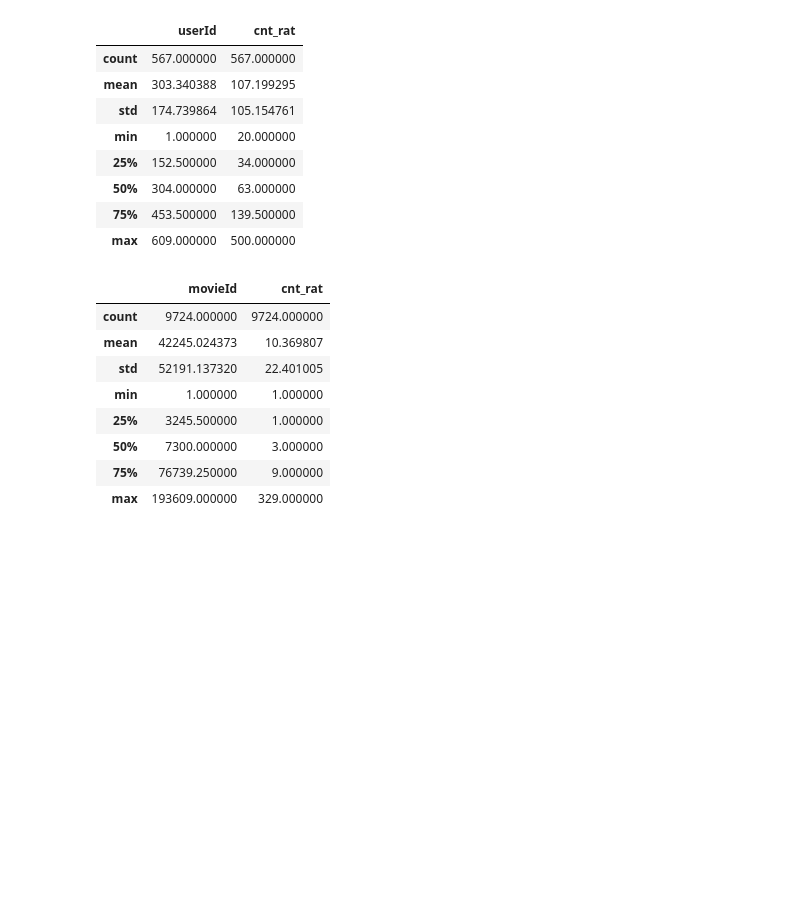
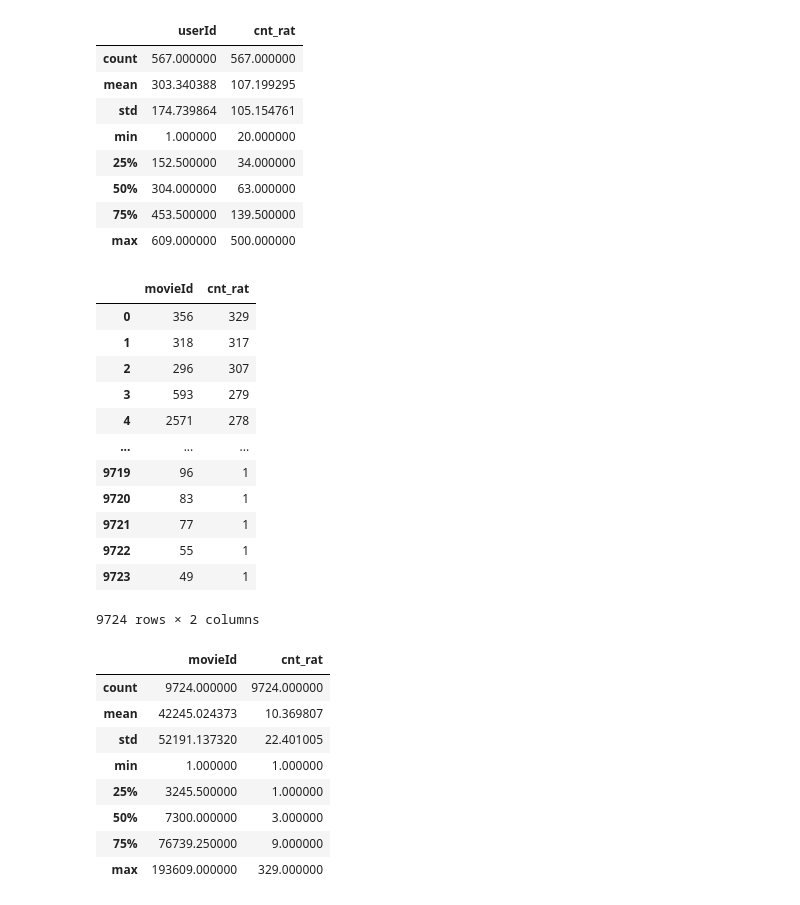
Before and after one commit to LauBetancourt31/Anal-tica-en-Marketing, a Jupyter notebook: Exploración.ipynb, the cells around one changed output. Cells and saved outputs as stored; diff of their text form; code cells hidden in the pictures; blank space fills up the shorter version.

```diff
--- a/Exploración.ipynb
+++ b/Exploración.ipynb
@@ -213,10 +213,25 @@ fig  = px.histogram(rating_users2, x= 'cnt_rat', title= 'Histograma frecuencia d
 fig.show()
 # %%
-### calificacion de cada pelicula
+# calificación de cada película
 rating_movie = pd.read_sql('''select movieId,
                                 count(*) as cnt_rat
                                 from ratings
                                 group by movieId
                                 order by cnt_rat desc
                                 ''',conn )
+rating_movie
+# %% [output]
+|  | movieId | cnt_rat |
+| 0 | 356 | 329 |
+| 1 | 318 | 317 |
+| 2 | 296 | 307 |
+| 3 | 593 | 279 |
+| 4 | 2571 | 278 |
+| ... | ... | ... |
+| 9719 | 96 | 1 |
+| 9720 | 83 | 1 |
+| 9721 | 77 | 1 |
+| 9722 | 55 | 1 |
+| 9723 | 49 | 1 |
+9724 rows × 2 columns
 # %%
```
Also changed, not shown: parts of 30 cells of this notebook, 4 other files.
